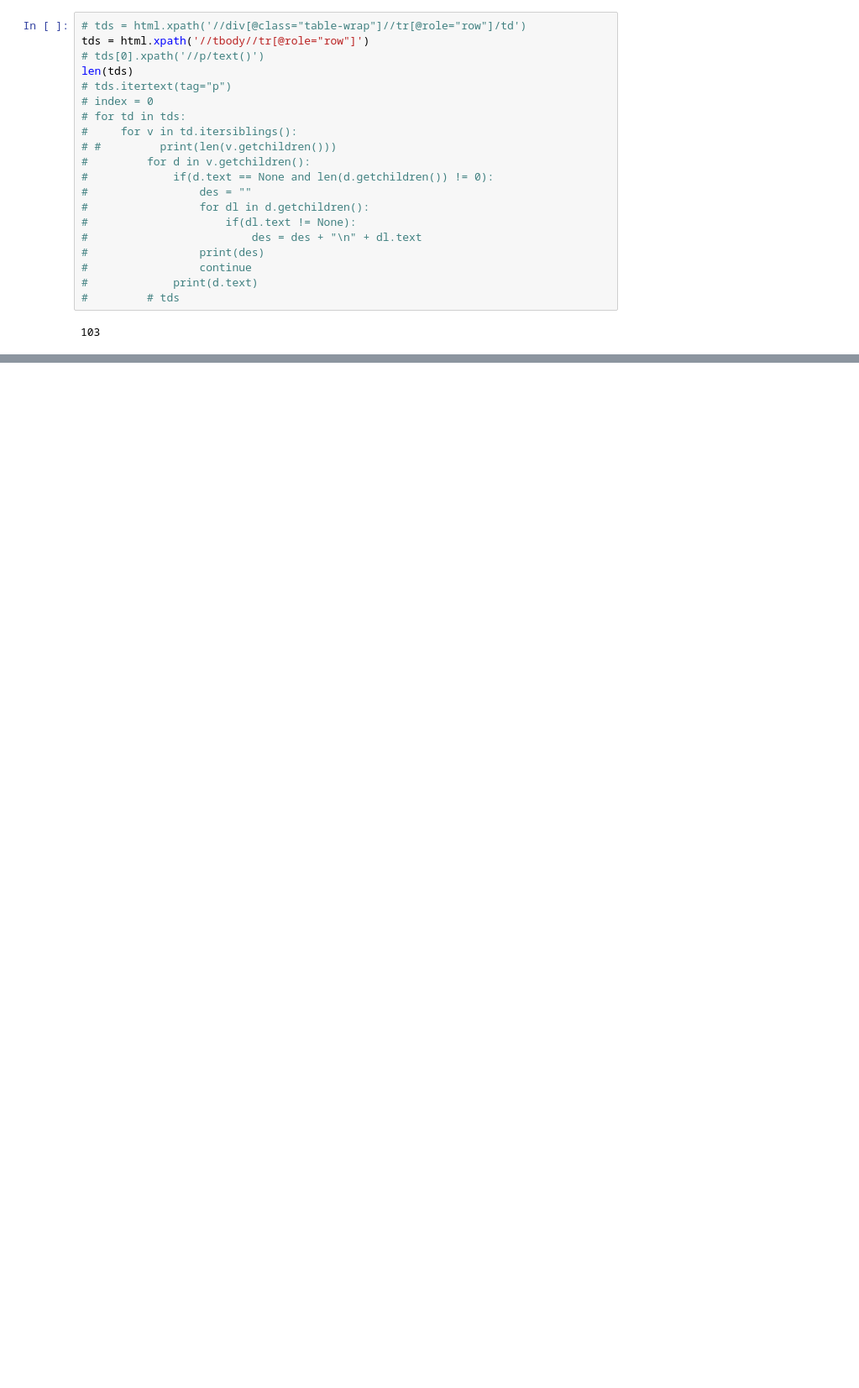
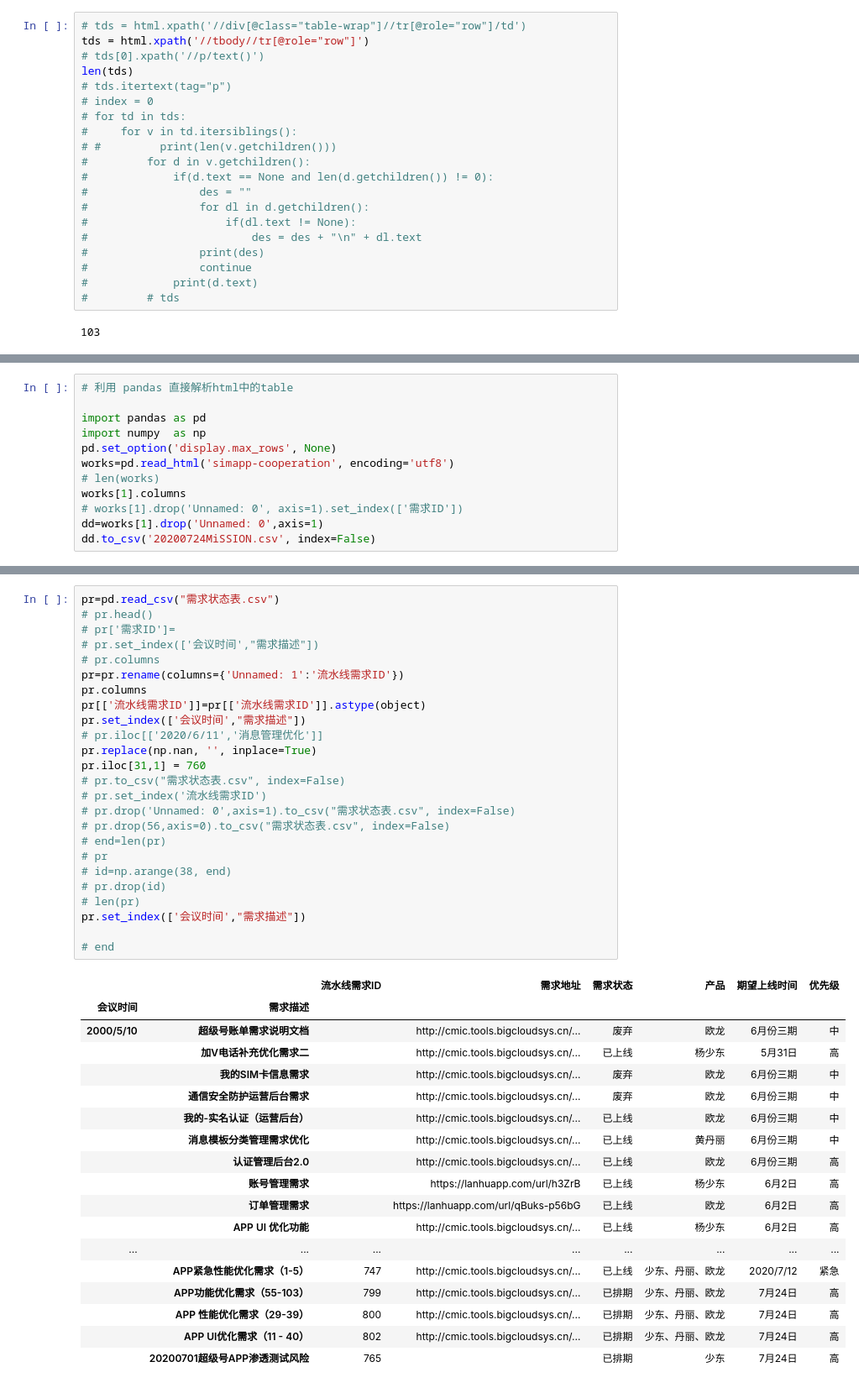
Before and after one commit to YangChun7uan/Py, a Jupyter notebook: confluence.ipynb, the cells around one changed output, grey strips where cells are left out. Shown at 84% size. Cells and saved outputs as stored; diff of their text form; blank space fills up the shorter version.

```diff
--- a/confluence.ipynb
+++ b/confluence.ipynb
@@ -151,0 +190,12 @@ None
+# %%
+# 利用 pandas 直接解析html中的table
+
+import pandas as pd
+import numpy  as np
+pd.set_option('display.max_rows', None)
+works=pd.read_html('simapp-cooperation', encoding='utf8')
+# len(works)
+works[1].columns
+# works[1].drop('Unnamed: 0', axis=1).set_index(['需求ID'])
+dd=works[1].drop('Unnamed: 0',axis=1)
+dd.to_csv('20200724MiSSION.csv', index=False)
@@ -151,0 +217,44 @@ None
+# %%
+pr=pd.read_csv("需求状态表.csv")
+# pr.head()
+# pr['需求ID']=
+# pr.set_index(['会议时间',"需求描述"])
+# pr.columns
+pr=pr.rename(columns={'Unnamed: 1':'流水线需求ID'})
+pr.columns
+pr[['流水线需求ID']]=pr[['流水线需求ID']].astype(object)
+pr.set_index(['会议时间',"需求描述"])
+# pr.iloc[['2020/6/11','消息管理优化']]
+pr.replace(np.nan, '', inplace=True)
+pr.iloc[31,1] = 760
+# pr.to_csv("需求状态表.csv", index=False)
+# pr.set_index('流水线需求ID')
+# pr.drop('Unnamed: 0',axis=1).to_csv("需求状态表.csv", index=False)
+# pr.drop(56,axis=0).to_csv("需求状态表.csv", index=False)
+# end=len(pr)
+# pr
+# id=np.arange(38, end)
+# pr.drop(id)
+# len(pr)
+pr.set_index(['会议时间',"需求描述"])
+
+# end
+# %% [output]
+|  |  | 流水线需求ID | 需求地址 | 需求状态 | 产品 | 期望上线时间 | 优先级 |
+| 会议时间 | 需求描述 |  |  |  |  |  |  |
+| 2000/5/10 | 超级号账单需求说明文档 |  | http://cmic.tools.bigcloudsys.cn/... | 废弃 | 欧龙 | 6月份三期 | 中 |
+|  | 加V电话补充优化需求二 |  | http://cmic.tools.bigcloudsys.cn/... | 已上线 | 杨少东 | 5月31日 | 高 |
+|  | 我的SIM卡信息需求 |  | http://cmic.tools.bigcloudsys.cn/... | 废弃 | 欧龙 | 6月份三期 | 中 |
+|  | 通信安全防护运营后台需求 |  | http://cmic.tools.bigcloudsys.cn/... | 废弃 | 欧龙 | 6月份三期 | 中 |
+|  | 我的-实名认证（运营后台） |  | http://cmic.tools.bigcloudsys.cn/... | 已上线 | 欧龙 | 6月份三期 | 中 |
+|  | 消息模板分类管理需求优化 |  | http://cmic.tools.bigcloudsys.cn/... | 已上线 | 黄丹丽 | 6月份三期 | 中 |
+|  | 认证管理后台2.0 |  | http://cmic.tools.bigcloudsys.cn/... | 已上线 | 欧龙 | 6月份三期 | 高 |
+|  | 账号管理需求 |  | https://lanhuapp.com/url/h3ZrB | 已上线 | 杨少东 | 6月2日 | 高 |
+|  | 订单管理需求 |  | https://lanhuapp.com/url/qBuks-p56bG | 已上线 | 欧龙 | 6月2日 | 高 |
+|  | APP UI 优化功能 |  | http://cmic.tools.bigcloudsys.cn/... | 已上线 | 杨少东 | 6月2日 | 高 |
+| ... | ... | ... | ... | ... | ... | ... | ... |
+|  | APP紧急性能优化需求（1-5） | 747 | http://cmic.tools.bigcloudsys.cn/... | 已上线 | 少东、丹丽、欧龙 | 2020/7/12 | 紧急 |
+|  | APP功能优化需求（55-103） | 799 | http://cmic.tools.bigcloudsys.cn/... | 已排期 | 少东、丹丽、欧龙 | 7月24日 | 高 |
+|  | APP 性能优化需求（29-39） | 800 | http://cmic.tools.bigcloudsys.cn/... | 已排期 | 少东、丹丽、欧龙 | 7月24日 | 高 |
+|  | APP UI优化需求（11 - 40） | 802 | http://cmic.tools.bigcloudsys.cn/... | 已排期 | 少东、丹丽、欧龙 | 7月24日 | 高 |
+|  | 20200701超级号APP渗透测试风险 | 765 |  | 已排期 | 少东 | 7月24日 | 高 |
```
Also changed, not shown: parts of 11 cells of this notebook.
